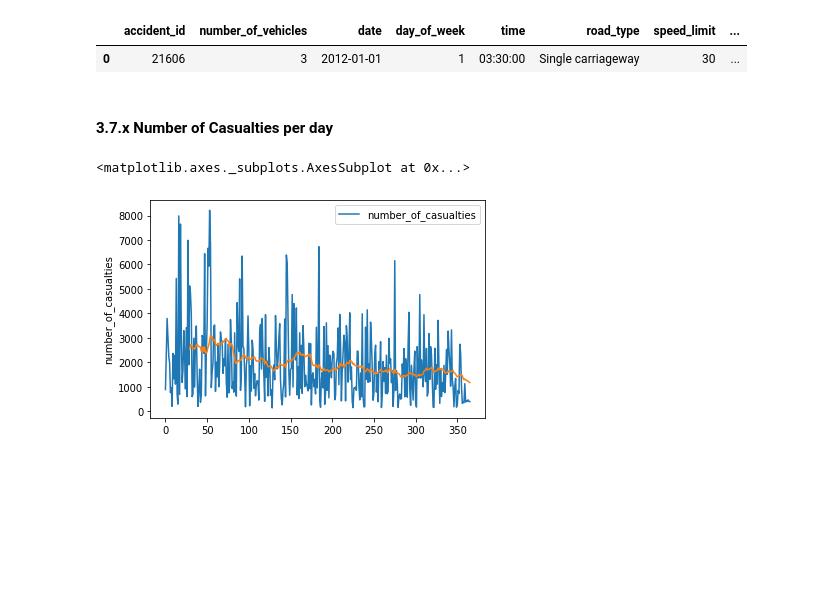
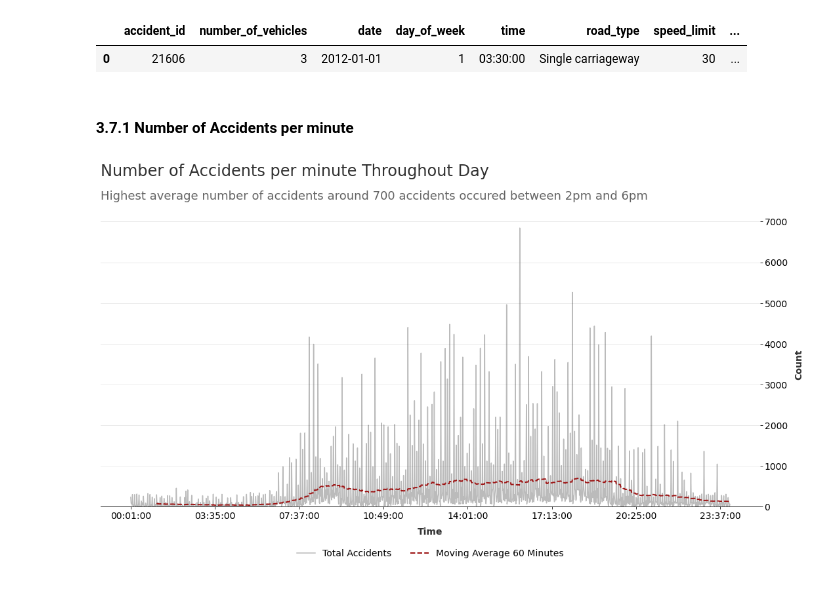
Before and after one commit to irfan-fadhlurrahman/accident-risk-scoring, a Jupyter notebook: notebooks/exploration.ipynb, the cells around one changed output. Drawn from its saved outputs; the diff is of its cells as text; code cells hidden in the pictures; blank space fills up the shorter version.

```diff
--- a/notebooks/exploration.ipynb
+++ b/notebooks/exploration.ipynb
@@ -606,14 +449,70 @@ full_train.head(1)
 # %% [output]
 |  | accident_id | number_of_vehicles | date | day_of_week | time | road_type | speed_limit | ... |
 | 0 | 21606 | 3 | 2012-01-01 | 1 | 03:30:00 | Single carriageway | 30 | ... |
-# %% [markdown]
-#### 3.7.x Number of Casualties per day
-# %%
-data = full_train.groupby('day_of_year').sum().reset_index()[['number_of_casualties']]
-moving_avg = data.rolling(30).mean()['number_of_casualties']
-
-sns.lineplot(data=data)
-sns.lineplot(data=moving_avg)
-# %% [output]
-<matplotlib.axes._subplots.AxesSubplot at 0x...>
-[figure, removed]
+# %% [markdown]
+#### 3.7.1 Number of Accidents per minute
+# %%
+from matplotlib.ticker import MultipleLocator
+import matplotlib.pyplot as plt
+import matplotlib.dates as mdates
+
+data = full_train.groupby('time').count().reset_index()[['time', 'accident_id']]
+moving_avg = data.rolling(60).mean()['accident_id']
+colors_dark = ["#1F1F1F", "#313131", '#636363', '#AEAEAE', '#DADADA']
+colors_red = ["#331313", "#582626", '#9E1717', '#D35151', '#E9B4B4']
+fig, ax = plt.subplots(figsize=(18, 8))
+
+line = ax.plot(
+    data['time'], data['accident_id'],
+    color=colors_dark[0],
+    alpha=0.3,
+    label='Total Accidents',
+)
+
+mov_avg = ax.plot(
+    data['time'], moving_avg.values,
+    linestyle='--',
+    color=colors_red[2],
+    linewidth=2,
+    label='Moving Average 60 Minutes'
+)
+
+xmin, xmax = ax.get_xlim()
+ymin, ymax = ax.get_ylim()
+
+ax.yaxis.set_label_position("right")
+ax.yaxis.tick_right()
+
+for location in ['top', 'left', 'right']:
+    ax.spines[location].set_visible(False)
+
+ax.grid(axis='y', alpha=0.3)
+
+ax.xaxis.grid(True, which='minor')
+ax.xaxis.set_major_locator(MultipleLocator(192))
+
+ax.legend(loc='upper center', bbox_to_anchor=(0.5, -0.1), ncol=5, borderpad=1, frameon=False, fontsize=14)
+ax.set_ylabel("Count", fontsize=14, labelpad=10, fontweight='bold', color=colors_dark[1])
+ax.set_xlabel("Time", fontsize=14, labelpad=10, fontweight='bold', color=colors_dark[1])
+
+ax.set_ylim(0, 7001)
+ax.set_yticklabels(np.arange(0, 7001, 1000), fontsize=14)
+plt.xticks(fontsize=14)
+
+ax.text(
+    s="Number of Accidents per minute Throughout Day",
+    fontsize=24,
+    color=colors_dark[1],
+    x=xmin, y=ymax*1.13
+)
+
+ax.text(
+    s=f"Highest average number of accidents around 700 accidents occured between 2pm and 6pm",
+    fontsize=18,
+    color=colors_dark[2],
+    x=xmin, y=ymax*1.05
+)
+
+plt.show()
+# %% [output]
+[figure, added]
```
Also changed, not shown: parts of 29 cells of this notebook.
